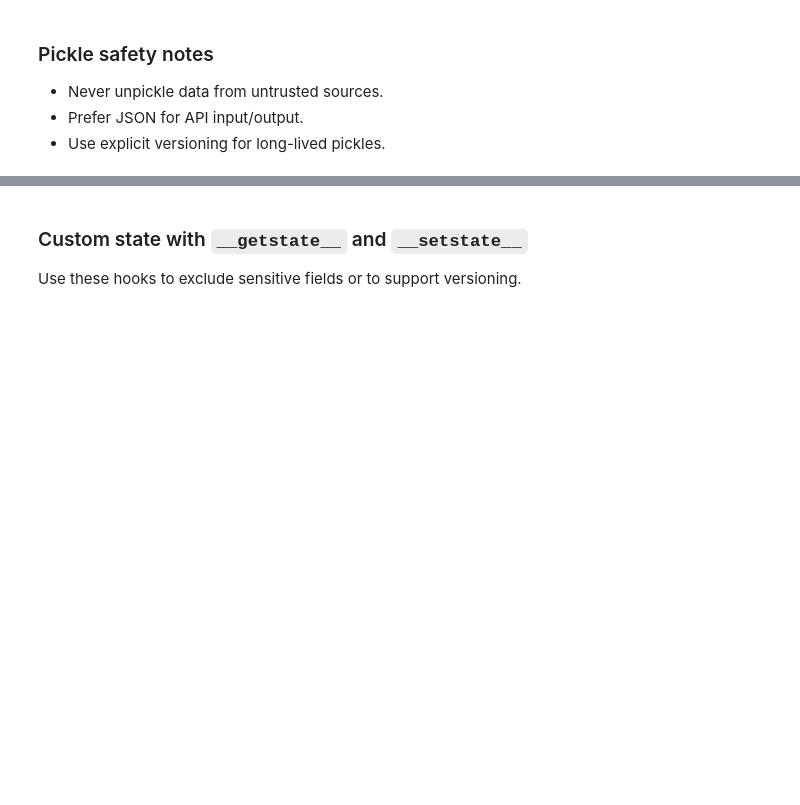
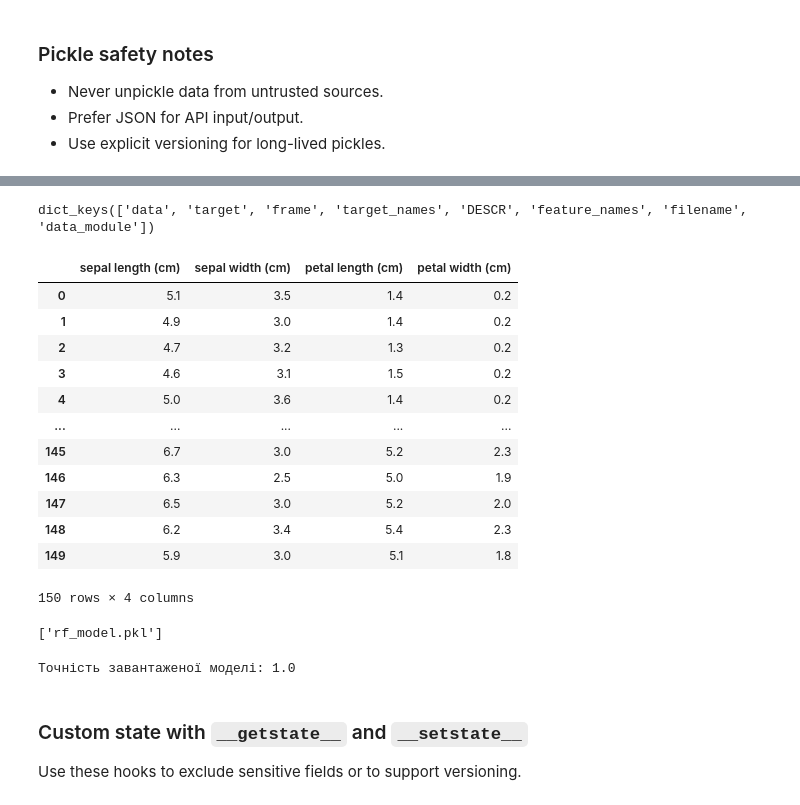
Before and after one commit to yevheniihorbatyuk/python_core_tutorial, a Jupyter notebook: _08/Module_8_Complete_Guide.ipynb, the cells around one changed output, grey strips where cells are left out. Cells and saved outputs as stored; diff of their text form; code cells hidden in the pictures; blank space fills up the shorter version.

```diff
--- a/_08/Module_8_Complete_Guide.ipynb
+++ b/_08/Module_8_Complete_Guide.ipynb
@@ -124,0 +142,6 @@ Loaded: [Task(title='Learn pickle', done=False), Task(title='Practice copying',
+# %%
+
+# 1. Навчаємо модель
+data = load_iris()
+model = RandomForestClassifier()
+model.fit(data.data, data.target)
@@ -124,0 +160,26 @@ Loaded: [Task(title='Learn pickle', done=False), Task(title='Practice copying',
+# %%
+data.keys()
+# %% [output]
+dict_keys(['data', 'target', 'frame', 'target_names', 'DESCR', 'feature_names', 'filename', 'data_module'])
+# %%
+pd.DataFrame(data.data, columns=data.feature_names)
+# %% [output]
+|  | sepal length (cm) | sepal width (cm) | petal length (cm) | petal width (cm) |
+| 0 | 5.1 | 3.5 | 1.4 | 0.2 |
+| 1 | 4.9 | 3.0 | 1.4 | 0.2 |
+| 2 | 4.7 | 3.2 | 1.3 | 0.2 |
+| 3 | 4.6 | 3.1 | 1.5 | 0.2 |
+| 4 | 5.0 | 3.6 | 1.4 | 0.2 |
+| ... | ... | ... | ... | ... |
+| 145 | 6.7 | 3.0 | 5.2 | 2.3 |
+| 146 | 6.3 | 2.5 | 5.0 | 1.9 |
+| 147 | 6.5 | 3.0 | 5.2 | 2.0 |
+| 148 | 6.2 | 3.4 | 5.4 | 2.3 |
+| 149 | 5.9 | 3.0 | 5.1 | 1.8 |
+150 rows × 4 columns
+# %%
+
+# 2. Зберігаємо модель у файл
+joblib.dump(model, 'rf_model.pkl')
+# %% [output]
+['rf_model.pkl']
@@ -125,3 +190,10 @@ Loaded: [Task(title='Learn pickle', done=False), Task(title='Practice copying',
+# %%
+
+# Перевірка: робимо прогноз
+result = loaded_model.score(data.data, data.target)
+print(f"Точність завантаженої моделі: {result}")
+# %% [output]
+Точність завантаженої моделі: 1.0
 # %% [markdown]
 ### Custom state with `__getstate__` and `__setstate__`
 
```
Also changed, not shown: parts of 25 cells of this notebook, 1 other file.
